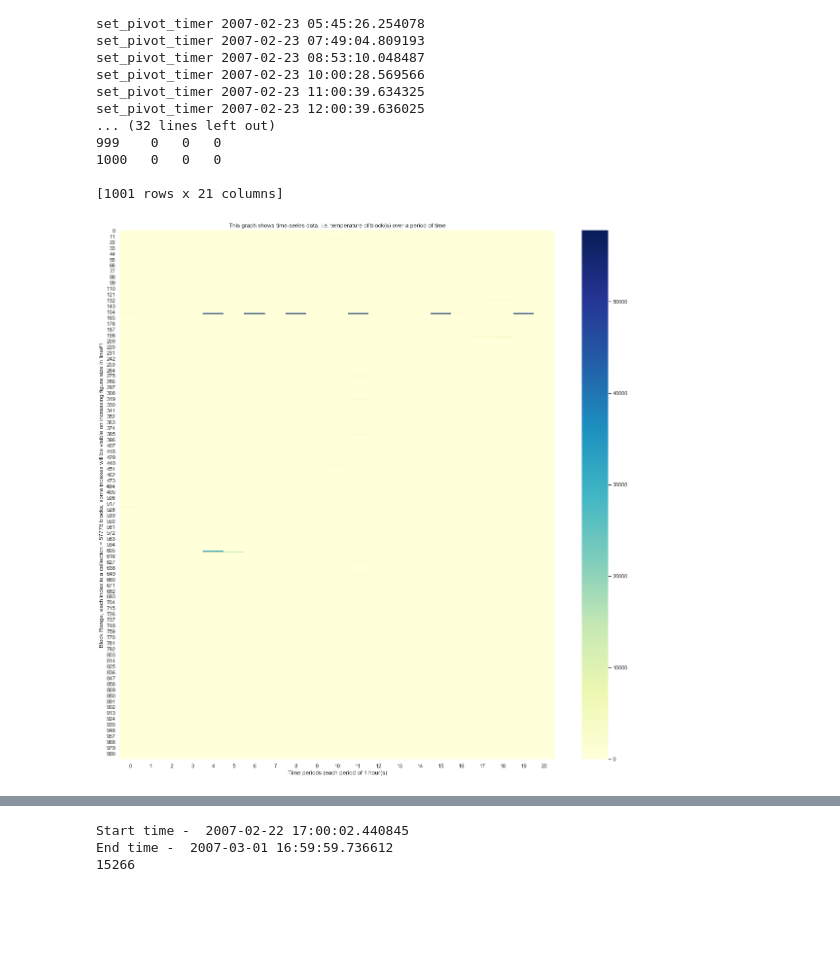
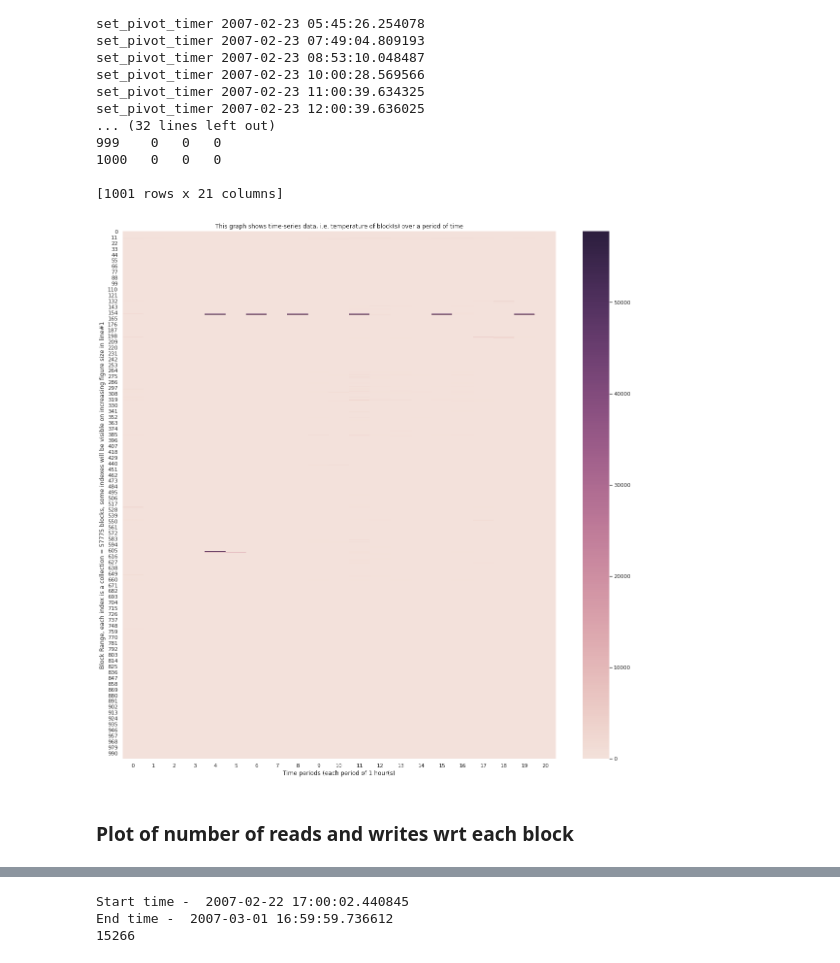
Before and after one commit to PrathUpadhyay/Systems, a Jupyter notebook: IO_Traces/MSR_Traces_proj_3.ipynb, the cells around one changed output, grey strips where cells are left out. Cells and saved outputs as stored; diff of their text form; code cells hidden in the pictures; blank space fills up the shorter version.

```diff
--- a/IO_Traces/MSR_Traces_proj_3.ipynb
+++ b/IO_Traces/MSR_Traces_proj_3.ipynb
@@ -111,9 +141,12 @@ NotebookApp.rate_limit_window=3.0 (secs)
 # %%
-df = pd.DataFrame(sorted_block_counter_dict, index=[1])
+# df = pd.DataFrame(sorted_block_counter_dict, index=[1])
 # df = pd.DataFrame.from_dict(sorted_block_counter_dict.items(), orient='index')
 sorted_df = pd.DataFrame.from_dict(sorted_block_counter_dict, orient='index')
 
 print(sorted_df)
+
+sorted_read_df = pd.DataFrame.from_dict(sorted_block_read_counter_dict, orient='index')
+sorted_write_df = pd.DataFrame.from_dict(sorted_block_write_counter_dict, orient='index')
 # %% [output]
           0
 9         2
@@ -140,0 +275,14 @@ plt.show()
+# %%
+def ecdf(data):
+    """ Compute ECDF """
+#     x = np.sort(data)
+    n = len(data)
+#     y = np.arange(1, data) / n
+
+    cumsum = 0
+    y = []
+    for i in range(len(data)):
+        cumsum += data[i]
+        y.append(round(cumsum/len(block_counter_dict), 3))
+
+    return y
@@ -152,11 +352,16 @@ def convert_filetime_to_datetime(ft):
 set_pivot_timer = convert_filetime_to_datetime(data.Timestamp[0])
 set_hours = 1
 result_df = pd.DataFrame()
+result_read_df = pd.DataFrame()
+result_write_df = pd.DataFrame()
 
 granularity_y_axis = 1000
 granularity_x_axis = 20
 
 time_series_dict = dict.fromkeys(range(granularity_y_axis+1), 0)
+time_series_read_dict = dict.fromkeys(range(granularity_y_axis+1), 0)
+time_series_write_dict = dict.fromkeys(range(granularity_y_axis+1), 0)
+
 flag = False
 dataframe_column_count = 0
 
@@ -178,6 +383,12 @@ for row in data.itertuples():
         df = pd.DataFrame.from_dict(time_series_dict, orient='index')
         result_df[dataframe_column_count] = df[0].values
 
+        df = pd.DataFrame.from_dict(time_series_read_dict, orient='index')
+        result_read_df[dataframe_column_count] = df[0].values
+
+        df = pd.DataFrame.from_dict(time_series_write_dict, orient='index')
+        result_write_df[dataframe_column_count] = df[0].values
+
         # update pivot timer to current one
         set_pivot_timer = current_io_time
         print ("set_pivot_timer", set_pivot_timer)
@@ -191,9 +402,9 @@ for row in data.itertuples():
     # Reintialize dict if just copied to dataframe
     if flag == True:
         time_series_dict = dict.fromkeys(range(granularity_y_axis + 1), 0)
+        time_series_read_dict = dict.fromkeys(range(granularity_y_axis + 1), 0)
+        time_series_write_dict = dict.fromkeys(range(granularity_y_axis + 1), 0)
         flag = False
-
-
 
 
 
@@ -208,7 +419,10 @@ for row in data.itertuples():
     # Increment next blocks counter -------
     for i in range(0, next_blocks_count):
         time_series_dict[(block_index+i) // block_range_size] += 1
-
+        if (row.Type == "Read"):
+            time_series_read_dict[(block_index+i) // block_range_size] += 1
+        else:
+            time_series_write_dict[(block_index+i) // block_range_size] += 1
 
 
 
@@ -245,11 +459,15 @@ set_pivot_timer 2007-02-23 12:00:39.636025
 [1001 rows x 21 columns]
 # %%
 sns.set(rc={'figure.figsize':(20,20)})
-heatmap = sns.heatmap(result_df, cmap="YlGnBu")
+cmap_i = sns.cubehelix_palette(as_cmap=True, light=.9)
+
+heatmap = sns.heatmap(result_df, cmap=cmap_i)
 plt.xlabel('Time periods (each period of %s hour(s)' % set_hours)
 plt.ylabel('Block Range, each index is a collection = %d blocks, some indexes will be visible on increasing figure size in line#1' % block_range_size)
 
 plt.title('This graph shows time-series data, i.e. temperature of block(s) over a period of time')
 plt.show()
 # %% [output]
-[figure, old version]
+[figure, new version]
+# %% [markdown]
+### Plot of number of reads and writes wrt each block
```
Also changed, not shown: parts of 21 cells of this notebook.
